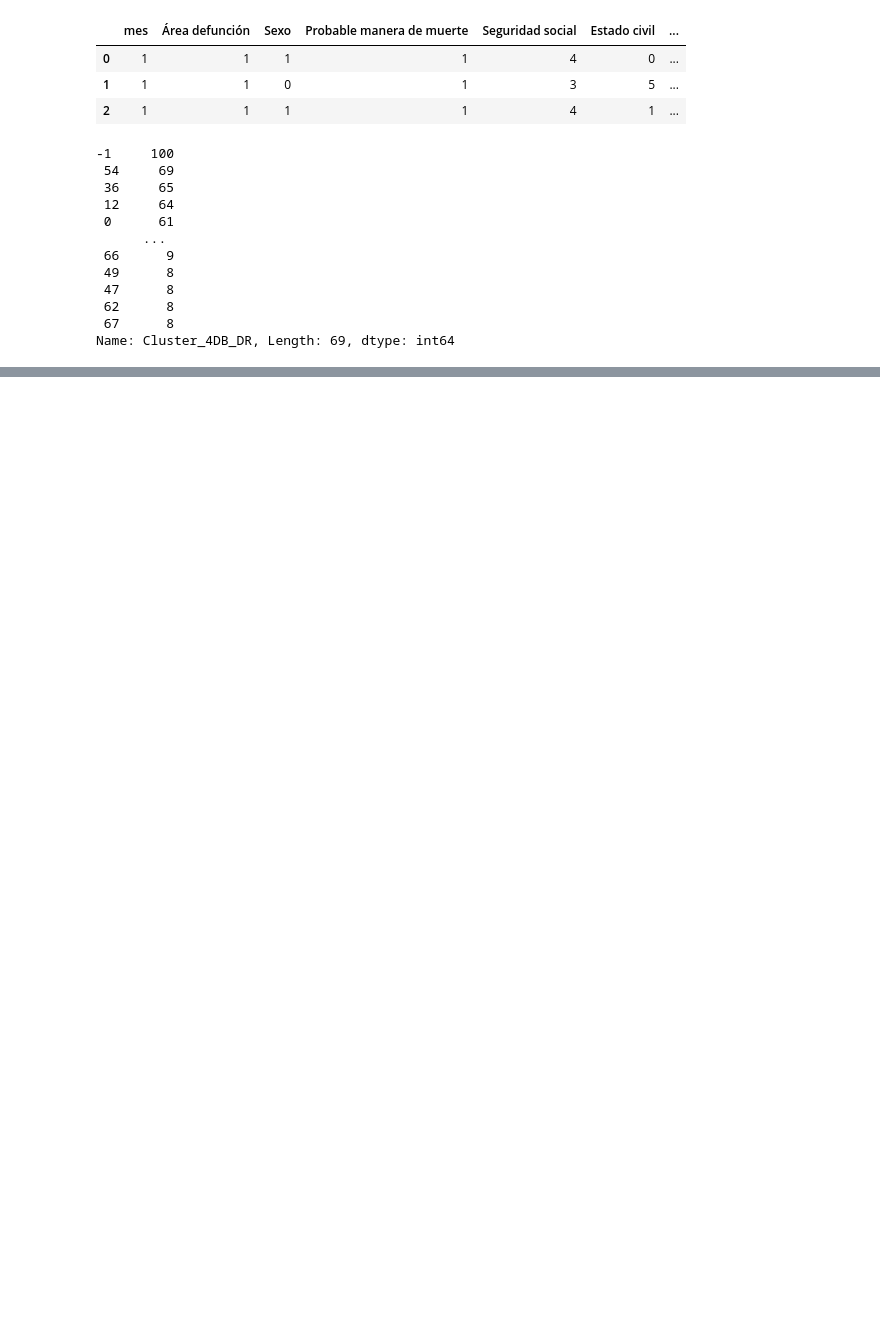
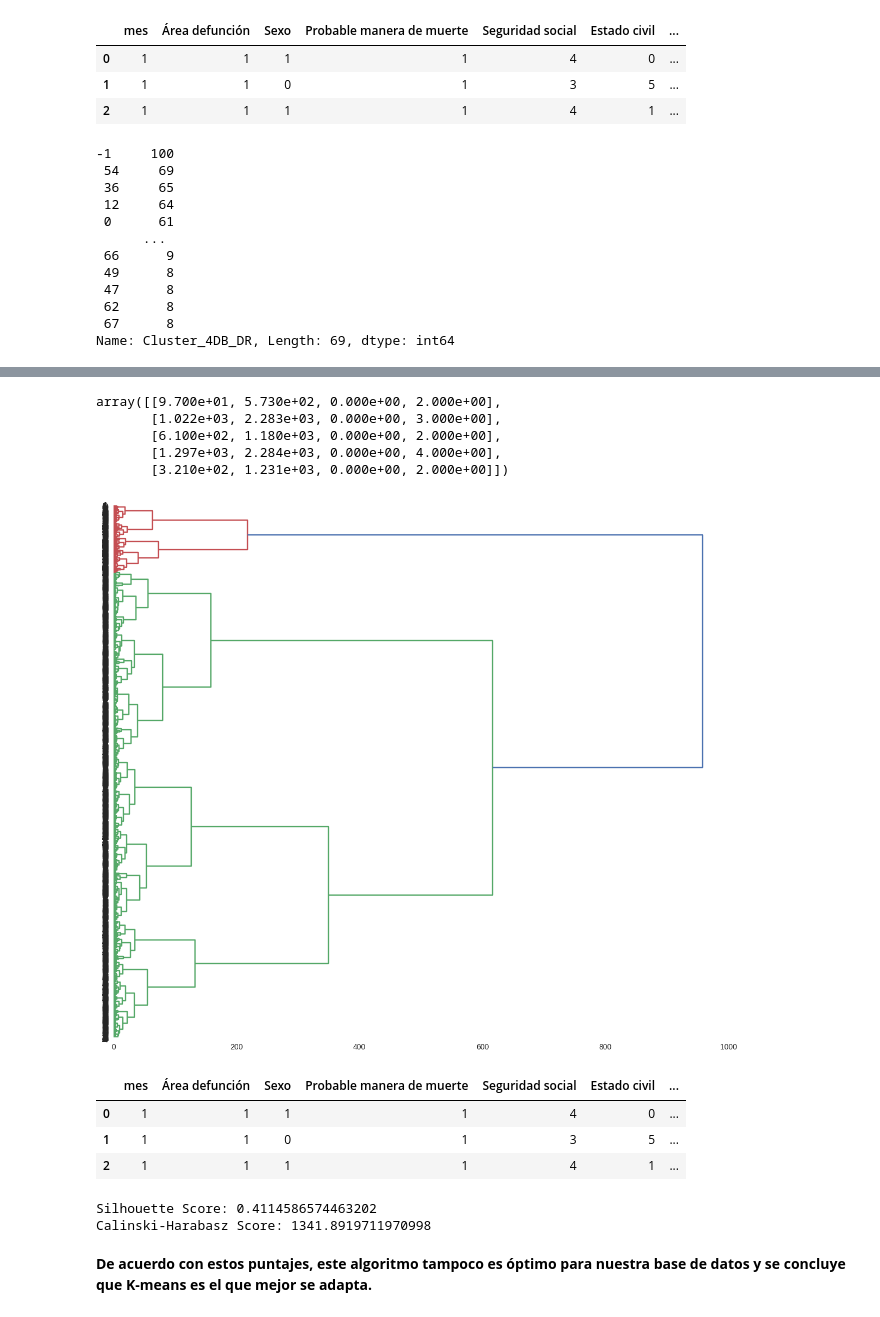
Before and after one commit to veronica1908/T2_APRENDIZAJE_NO_SUPERVISADO, a Jupyter notebook: APRENDIZAJE_NO_SUPERVISADO.ipynb, the cells around one changed output, grey strips where cells are left out. Cells and saved outputs as stored; diff of their text form; code cells hidden in the pictures; blank space fills up the shorter version.

Commit message:
Ejecutados K-means, BDSCAN y Hierarchical

```diff
--- a/APRENDIZAJE_NO_SUPERVISADO.ipynb
+++ b/APRENDIZAJE_NO_SUPERVISADO.ipynb
@@ -2095,0 +2110,5 @@ plt.show()
+# %%
+# Separación de caracteristicas
+X = BDD_final.iloc[:,1:10]
+print(X.shape)
+X.head()
@@ -2095,0 +2123,30 @@ plt.show()
+# %%
+#Uso del dendrograma para encontrar el número óptimo de cluster
+
+from scipy.cluster.hierarchy import dendrogram, linkage
+
+# Función de vinculación para agrupar datos según similud
+Z = linkage(X, method='ward', metric='euclidean')
+Z[:5]
+# %% [output]
+array([[9.700e+01, 5.730e+02, 0.000e+00, 2.000e+00],
+       [1.022e+03, 2.283e+03, 0.000e+00, 3.000e+00],
+       [6.100e+02, 1.180e+03, 0.000e+00, 2.000e+00],
+       [1.297e+03, 2.284e+03, 0.000e+00, 4.000e+00],
+       [3.210e+02, 1.231e+03, 0.000e+00, 2.000e+00]])
+# %%
+# Dibujo del dendograma
+labelList = list(BDD_final['Probable manera de muerte'])
+
+plt.figure(figsize=(13, 12))
+dendrogram(
+    Z,
+    orientation='right',
+    labels=labelList,
+    distance_sort='descending',
+    show_leaf_counts=False,
+    leaf_font_size=16
+)
+plt.show()
+# %% [output]
+[figure, added]
@@ -2095,0 +2162,21 @@ plt.show()
+# %%
+# Agrego el cluster a la base
+BDD_final['Cluster_5H']= Cluster_5
+
+#Verificamos la base
+BDD_final.head(3)
+# %% [output]
+|  | mes | Área defunción | Sexo | Probable manera de muerte | Seguridad social | Estado civil | ... |
+| 0 | 1 | 1 | 1 | 1 | 4 | 0 | ... |
+| 1 | 1 | 1 | 0 | 1 | 3 | 5 | ... |
+| 2 | 1 | 1 | 1 | 1 | 4 | 1 | ... |
+# %%
+silhouette = silhouette_score(BDD_final, Cluster_5)
+calinski_harabasz = calinski_harabasz_score(BDD2_out, Cluster_5)
+print(f'Silhouette Score: {silhouette}')
+print(f'Calinski-Harabasz Score: {calinski_harabasz}')
+# %% [output]
+Silhouette Score: 0.4114586574463202
+Calinski-Harabasz Score: 1341.8919711970998
+# %% [markdown]
+**De acuerdo con estos puntajes, este algoritmo tampoco es óptimo para nuestra base de datos y se concluye que K-means es el que mejor se adapta.**
```
Also changed, not shown: parts of 22 cells of this notebook.
